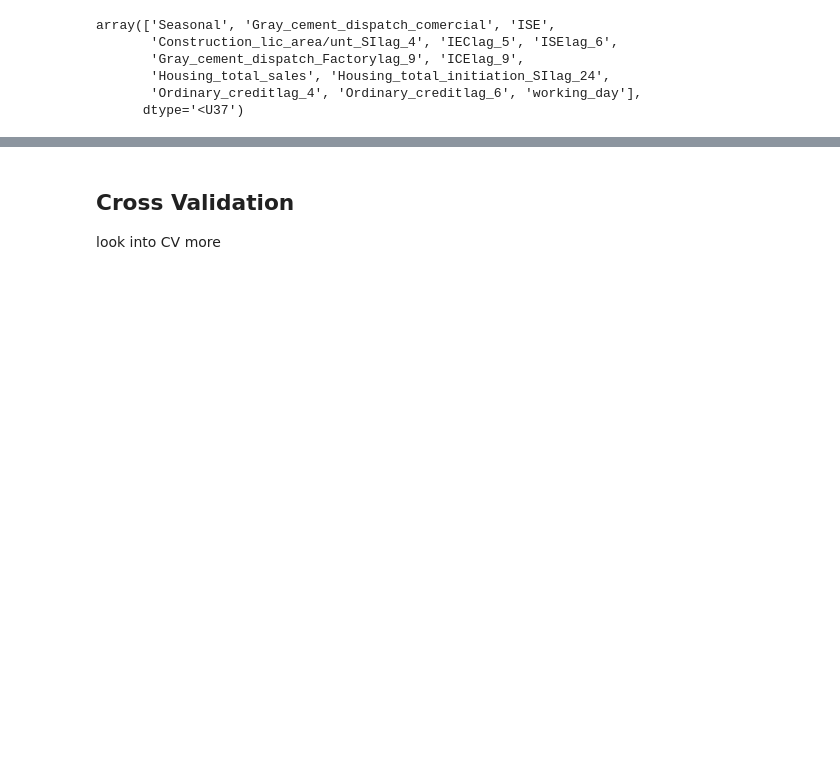
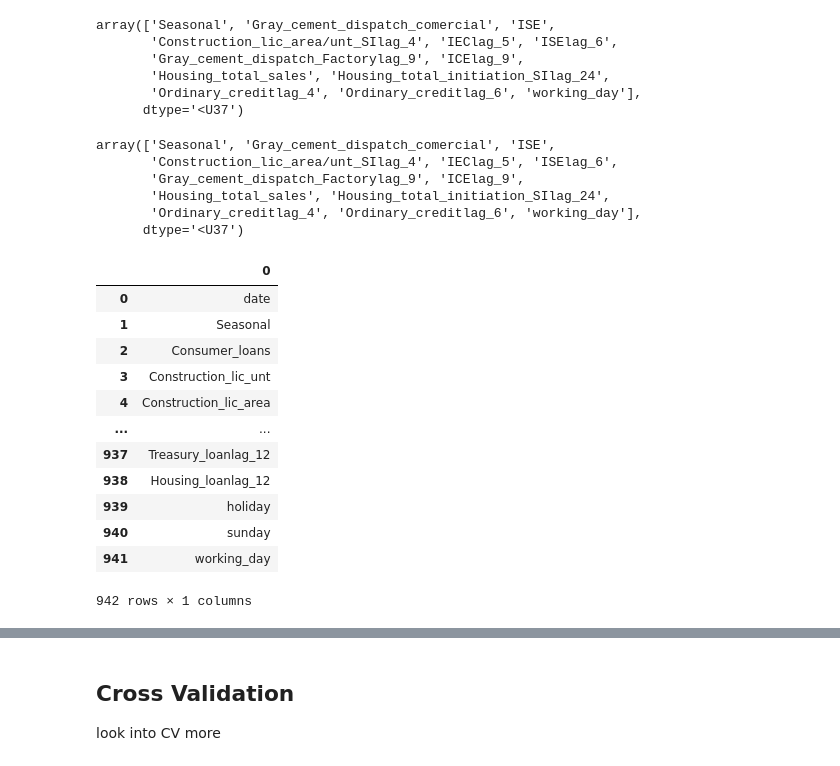
Before and after one commit to JF11579/Adelphi, a Jupyter notebook: Colab_4_Joe_Sandbox.ipynb, the cells around one changed output, grey strips where cells are left out. Drawn from its saved outputs; the diff is of its cells as text; code cells hidden in the pictures; blank space fills up the shorter version.

```diff
--- a/Colab_4_Joe_Sandbox.ipynb
+++ b/Colab_4_Joe_Sandbox.ipynb
@@ -376,0 +379,9 @@ array(['Seasonal', 'Gray_cement_dispatch_comercial', 'ISE',
+# %%
+Selected_Cols
+# %% [output]
+array(['Seasonal', 'Gray_cement_dispatch_comercial', 'ISE',
+       'Construction_lic_area/unt_SIlag_4', 'IEClag_5', 'ISElag_6',
+       'Gray_cement_dispatch_Factorylag_9', 'ICElag_9',
+       'Housing_total_sales', 'Housing_total_initiation_SIlag_24',
+       'Ordinary_creditlag_4', 'Ordinary_creditlag_6', 'working_day'],
+      dtype='<U37')
@@ -376,0 +392,16 @@ array(['Seasonal', 'Gray_cement_dispatch_comercial', 'ISE',
+# %%
+coef_table
+# %% [output]
+|  | 0 |
+| 0 | date |
+| 1 | Seasonal |
+| 2 | Consumer_loans |
+| 3 | Construction_lic_unt |
+| 4 | Construction_lic_area |
+| ... | ... |
+| 937 | Treasury_loanlag_12 |
+| 938 | Housing_loanlag_12 |
+| 939 | holiday |
+| 940 | sunday |
+| 941 | working_day |
+942 rows × 1 columns
```
Also changed, not shown: parts of 5 cells of this notebook.
